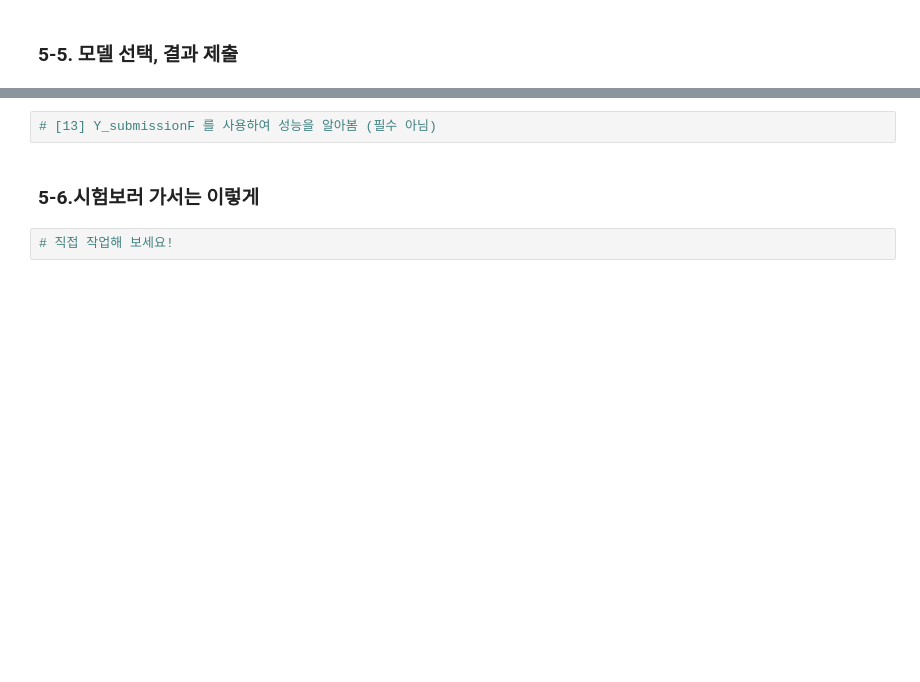
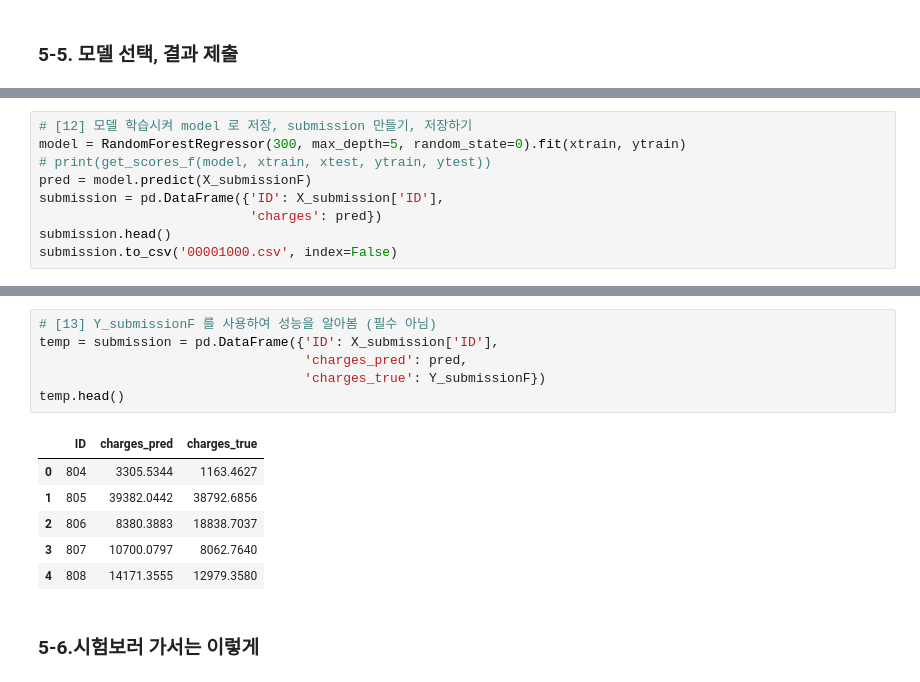
Before and after one commit to localtic/bigdata, a Jupyter notebook: [ML_04]_regression_LAB.ipynb, the cells around one changed output, grey strips where cells are left out. Saved outputs shown, nothing was run; the diff lists cells and outputs as text; blank space fills up the shorter version.

```diff
--- a/[ML_04]_regression_LAB.ipynb
+++ b/[ML_04]_regression_LAB.ipynb
@@ -1307,0 +1483,9 @@ Y_hidden = pd.read_csv('y_test.csv')
+# %%
+# [12] 모델 학습시켜 model 로 저장, submission 만들기, 저장하기
+model = RandomForestRegressor(300, max_depth=5, random_state=0).fit(xtrain, ytrain)
+# print(get_scores_f(model, xtrain, xtest, ytrain, ytest))
+pred = model.predict(X_submissionF)
+submission = pd.DataFrame({'ID': X_submission['ID'],
+                           'charges': pred})
+submission.head()
+submission.to_csv('00001000.csv', index=False)
@@ -1308,6 +1499,15 @@ Y_hidden = pd.read_csv('y_test.csv')
 # %%
 # [13] Y_submissionF 를 사용하여 성능을 알아봄 (필수 아님)
+temp = submission = pd.DataFrame({'ID': X_submission['ID'],
+                                  'charges_pred': pred,
+                                  'charges_true': Y_submissionF})
+temp.head()
+# %% [output]
+|  | ID | charges_pred | charges_true |
+| 0 | 804 | 3305.5344 | 1163.4627 |
+| 1 | 805 | 39382.0442 | 38792.6856 |
+| 2 | 806 | 8380.3883 | 18838.7037 |
+| 3 | 807 | 10700.0797 | 8062.7640 |
+| 4 | 808 | 14171.3555 | 12979.3580 |
 # %% [markdown]
 ### 5-6.시험보러 가서는 이렇게
-# %%
-# 직접 작업해 보세요!
```
Also changed, not shown: parts of 24 cells of this notebook.
